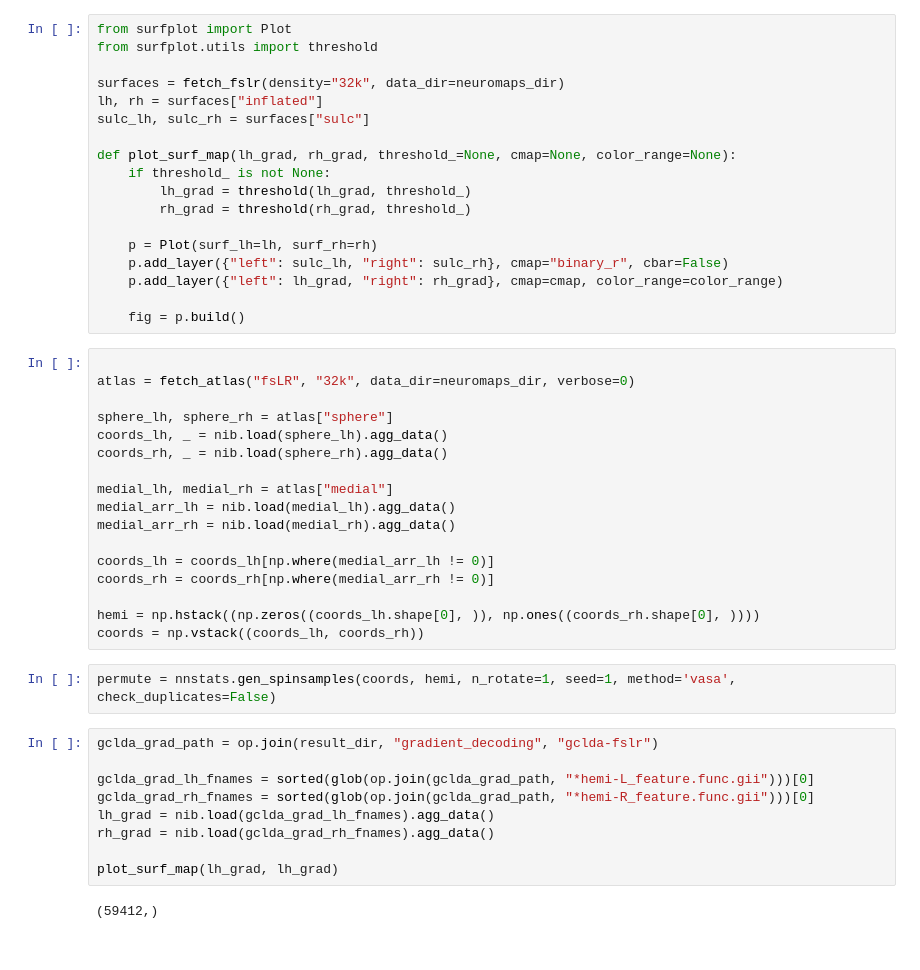
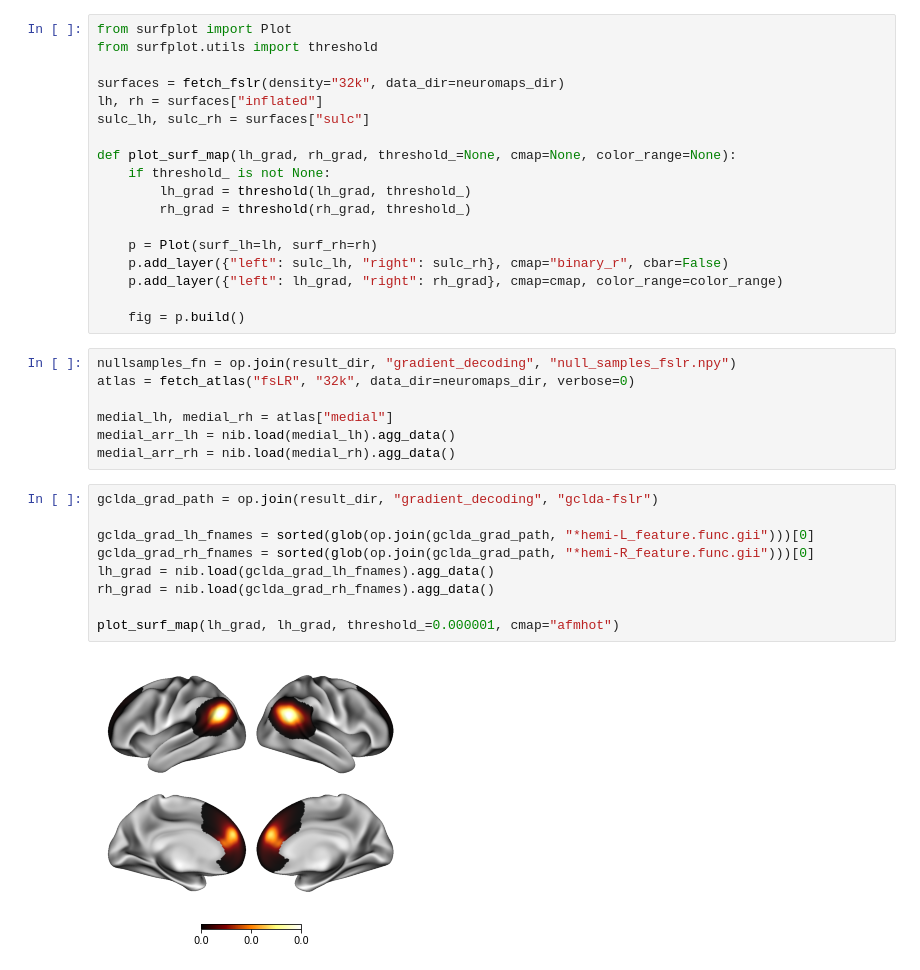
Before and after one commit to NBCLab/gradient-decoding, a Jupyter notebook: figures/spin_permute.ipynb, the cells around one changed output. Drawn from its saved outputs; the diff is of its cells as text.

Commit message:
Update spin_permute example

```diff
--- a/figures/spin_permute.ipynb
+++ b/figures/spin_permute.ipynb
@@ -29,35 +66,23 @@ def plot_surf_map(lh_grad, rh_grad, threshold_=None, cmap=None, color_range=None
     p.add_layer({"left": lh_grad, "right": rh_grad}, cmap=cmap, color_range=color_range)
 
     fig = p.build()
-# %%
-
-atlas = fetch_atlas("fsLR", "32k", data_dir=neuromaps_dir, verbose=0)
-
-sphere_lh, sphere_rh = atlas["sphere"]
-coords_lh, _ = nib.load(sphere_lh).agg_data()
-coords_rh, _ = nib.load(sphere_rh).agg_data()
-
-medial_lh, medial_rh = atlas["medial"]
-medial_arr_lh = nib.load(medial_lh).agg_data()
-medial_arr_rh = nib.load(medial_rh).agg_data()
-
-coords_lh = coords_lh[np.where(medial_arr_lh != 0)]
-coords_rh = coords_rh[np.where(medial_arr_rh != 0)]
-
-hemi = np.hstack((np.zeros((coords_lh.shape[0], )), np.ones((coords_rh.shape[0], ))))
-coords = np.vstack((coords_lh, coords_rh))
-# %%
-permute = nnstats.gen_spinsamples(coords, hemi, n_rotate=1, seed=1, method='vasa', check_duplicates=False)
+# %%
+nullsamples_fn = op.join(result_dir, "gradient_decoding", "null_samples_fslr.npy")
+atlas = fetch_atlas("fsLR", "32k", data_dir=neuromaps_dir, verbose=0)
+
+medial_lh, medial_rh = atlas["medial"]
+medial_arr_lh = nib.load(medial_lh).agg_data()
+medial_arr_rh = nib.load(medial_rh).agg_data()
 # %%
 gclda_grad_path = op.join(result_dir, "gradient_decoding", "gclda-fslr")
 
 gclda_grad_lh_fnames = sorted(glob(op.join(gclda_grad_path, "*hemi-L_feature.func.gii")))[0]
 gclda_grad_rh_fnames = sorted(glob(op.join(gclda_grad_path, "*hemi-R_feature.func.gii")))[0]
 lh_grad = nib.load(gclda_grad_lh_fnames).agg_data()
 rh_grad = nib.load(gclda_grad_rh_fnames).agg_data()
 
-plot_surf_map(lh_grad, lh_grad)
+plot_surf_map(lh_grad, lh_grad, threshold_=0.000001, cmap="afmhot")
 # %% [output]
-(59412,)
+[figure, added]
 # %%
 lh_grad_permuted = lh_grad[np.where(medial_arr_lh != 0)]
```
Also changed, not shown: parts of 7 cells of this notebook.
